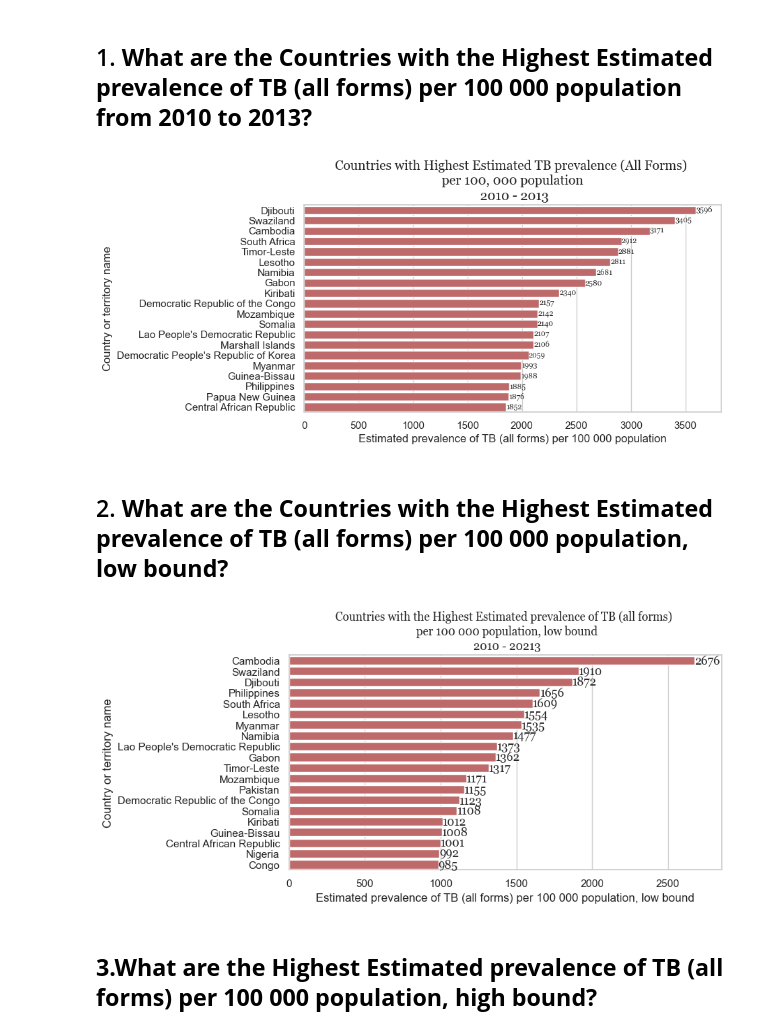
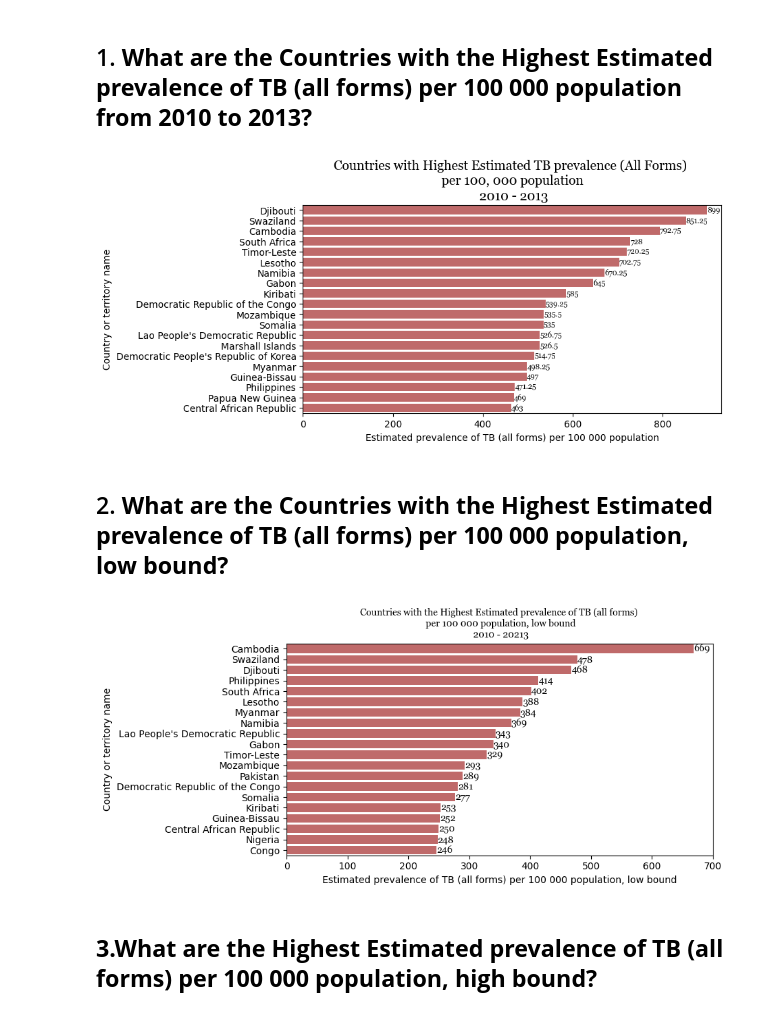
Before and after one commit to murithidenisgitobu/TB-BURDEN-IN-THE-WORLD, a Jupyter notebook: Notebook/TB.ipynb, the cells around one changed output. Saved outputs shown, nothing was run; the diff lists cells and outputs as text; code cells hidden in the pictures.

```diff
--- a/Notebook/TB.ipynb
+++ b/Notebook/TB.ipynb
@@ -292,7 +292,7 @@ df_2010_2013 = df[df["Year"] >= 2010]
 # Get data for the estimated prevalence of TB (Highest countries)
 highest_tb_prevalence = (df_2010_2013.groupby("Country or territory name")
                          ["Estimated prevalence of TB (all forms) per 100 000 population"]
-                         .sum()
+                         .agg(lambda x:x.sum() / 4)  # lambda x: x.sum() / 4, to get average for 4 years (2010 - 2013)
                          .sort_values(ascending=False)
                          .nlargest(20)
                          .reset_index())
@@ -307,7 +307,7 @@ ax = sns.barplot(data=highest_tb_prevalence,
 
 # Add data labels and margins
 ax.bar_label(ax.containers[0], label_type="edge", font="georgia", fontsize=8)
-ax.margins(x=0.065)
+ax.margins(x=0.035)
 
 # Add title
 plt.title("Countries with Highest Estimated TB prevalence (All Forms) \n per 100, 000 population \n 2010 - 2013",
@@ -316,37 +316,38 @@ plt.title("Countries with Highest Estimated TB prevalence (All Forms) \n per 100
           fontsize=14)
 plt.show()
 # %% [output]
-[figure, old version]
+[figure, new version]
 # %% [markdown]
 ## 2. **What are the Countries with the Highest Estimated prevalence of TB (all forms) per 100 000 population, low bound?**
 # %%
 
 # Get data for the estimated prevalence of TB (Highest countries) low bound
 low_tb_prevalence = (df_2010_2013.groupby("Country or territory name")
                          ["Estimated prevalence of TB (all forms) per 100 000 population, low bound"]
-                         .sum()
+                         .agg(lambda x:x.sum() / 4)  # lambda x: x.sum() / 4, to get average for 4 years (2010 - 2013)
+                         .round(0)
                          .sort_values(ascending=False)
                          .nlargest(20)
                          .reset_index())
 
 # Define figure size
 plt.figure(figsize=(8, 4))
 
 # Plotiing a barh plot
 ax = sns.barplot(data=low_tb_prevalence,
             y="Country or territory name",
             x="Estimated prevalence of TB (all forms) per 100 000 population, low bound",
             color="indianred")
 
 ax.bar_label(ax.containers[0], font="georgia")
-plt.margins(x=0.067)
+plt.margins(x=0.047)
 plt.title("Countries with the Highest Estimated prevalence of TB (all forms) \n" \
 " per 100 000 population, low bound" \
 "\n 2010 - 20213", font="georgia")
 
 plt.show()
 # %% [output]
-[figure, old version]
+[figure, new version]
 # %% [markdown]
 ## **3.What are the Highest Estimated prevalence of TB (all forms) per 100 000 population, high bound?**
 # %%
```
Also changed, not shown: parts of 8 cells of this notebook.
